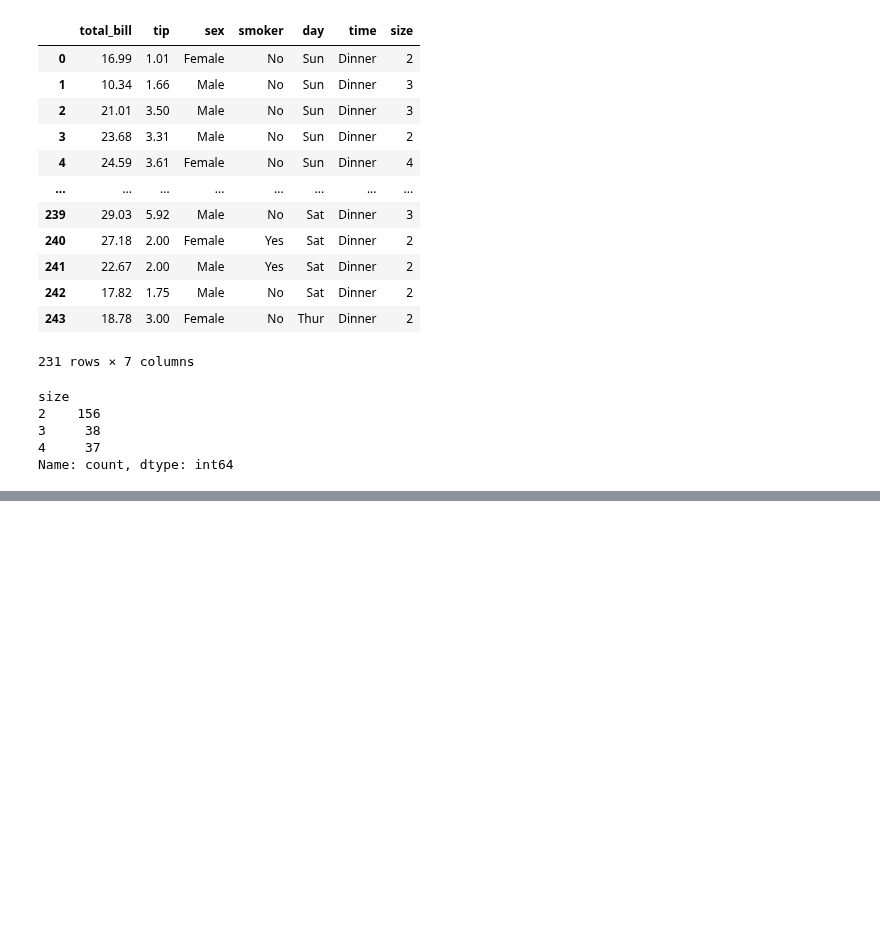
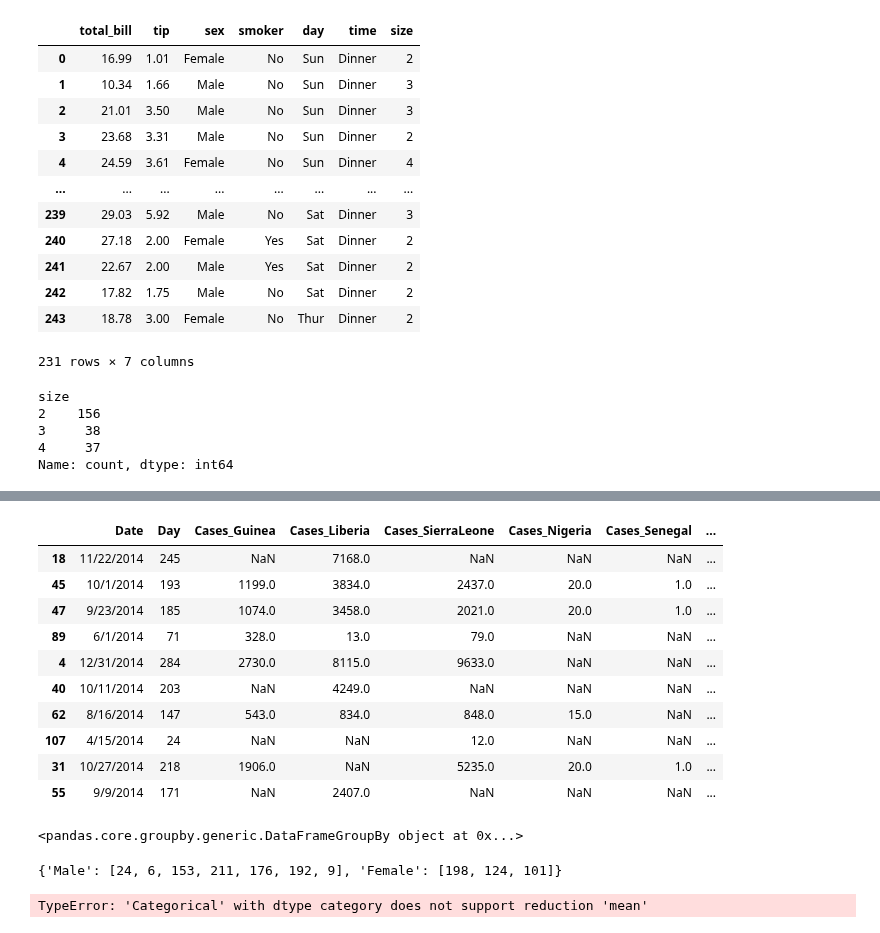
Before and after one commit to layla-focalors/pandas_learning, a Jupyter notebook: Chapter11/class_stage.ipynb, the cells around one changed output, grey strips where cells are left out. Cells and saved outputs as stored; diff of their text form; code cells hidden in the pictures; blank space fills up the shorter version.

```diff
--- a/Chapter11/class_stage.ipynb
+++ b/Chapter11/class_stage.ipynb
@@ -193,0 +244,28 @@ Name: count, dtype: int64
+# %%
+dt.sample(10, random_state=42)
+# %% [output]
+|  | Date | Day | Cases_Guinea | Cases_Liberia | Cases_SierraLeone | Cases_Nigeria | Cases_Senegal | ... |
+| 18 | 11/22/2014 | 245 | NaN | 7168.0 | NaN | NaN | NaN | ... |
+| 45 | 10/1/2014 | 193 | 1199.0 | 3834.0 | 2437.0 | 20.0 | 1.0 | ... |
+| 47 | 9/23/2014 | 185 | 1074.0 | 3458.0 | 2021.0 | 20.0 | 1.0 | ... |
+| 89 | 6/1/2014 | 71 | 328.0 | 13.0 | 79.0 | NaN | NaN | ... |
+| 4 | 12/31/2014 | 284 | 2730.0 | 8115.0 | 9633.0 | NaN | NaN | ... |
+| 40 | 10/11/2014 | 203 | NaN | 4249.0 | NaN | NaN | NaN | ... |
+| 62 | 8/16/2014 | 147 | 543.0 | 834.0 | 848.0 | 15.0 | NaN | ... |
+| 107 | 4/15/2014 | 24 | NaN | NaN | 12.0 | NaN | NaN | ... |
+| 31 | 10/27/2014 | 218 | 1906.0 | NaN | 5235.0 | 20.0 | 1.0 | ... |
+| 55 | 9/9/2014 | 171 | NaN | 2407.0 | NaN | NaN | NaN | ... |
+# %%
+grouped = tips_10.groupby('sex')
+grouped
+# %% [output]
+<pandas.core.groupby.generic.DataFrameGroupBy object at 0x...>
+# %%
+grouped.groups
+# %% [output]
+{'Male': [24, 6, 153, 211, 176, 192, 9], 'Female': [198, 124, 101]}
+# %%
+avgs = grouped.mean()
+avgs
+# %% [output]
+TypeError: 'Categorical' with dtype category does not support reduction 'mean'
```
Also changed, not shown: parts of 7 cells of this notebook.
